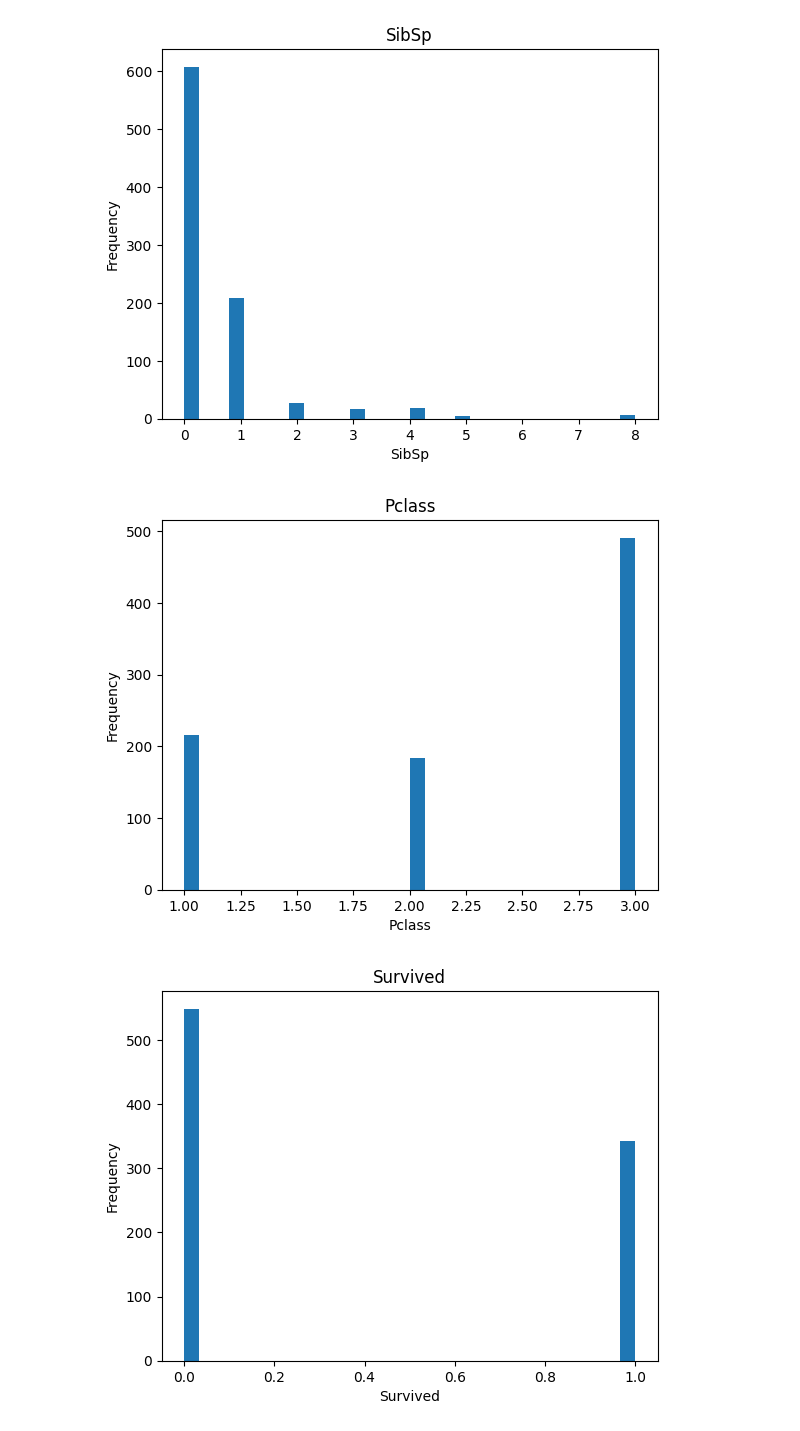
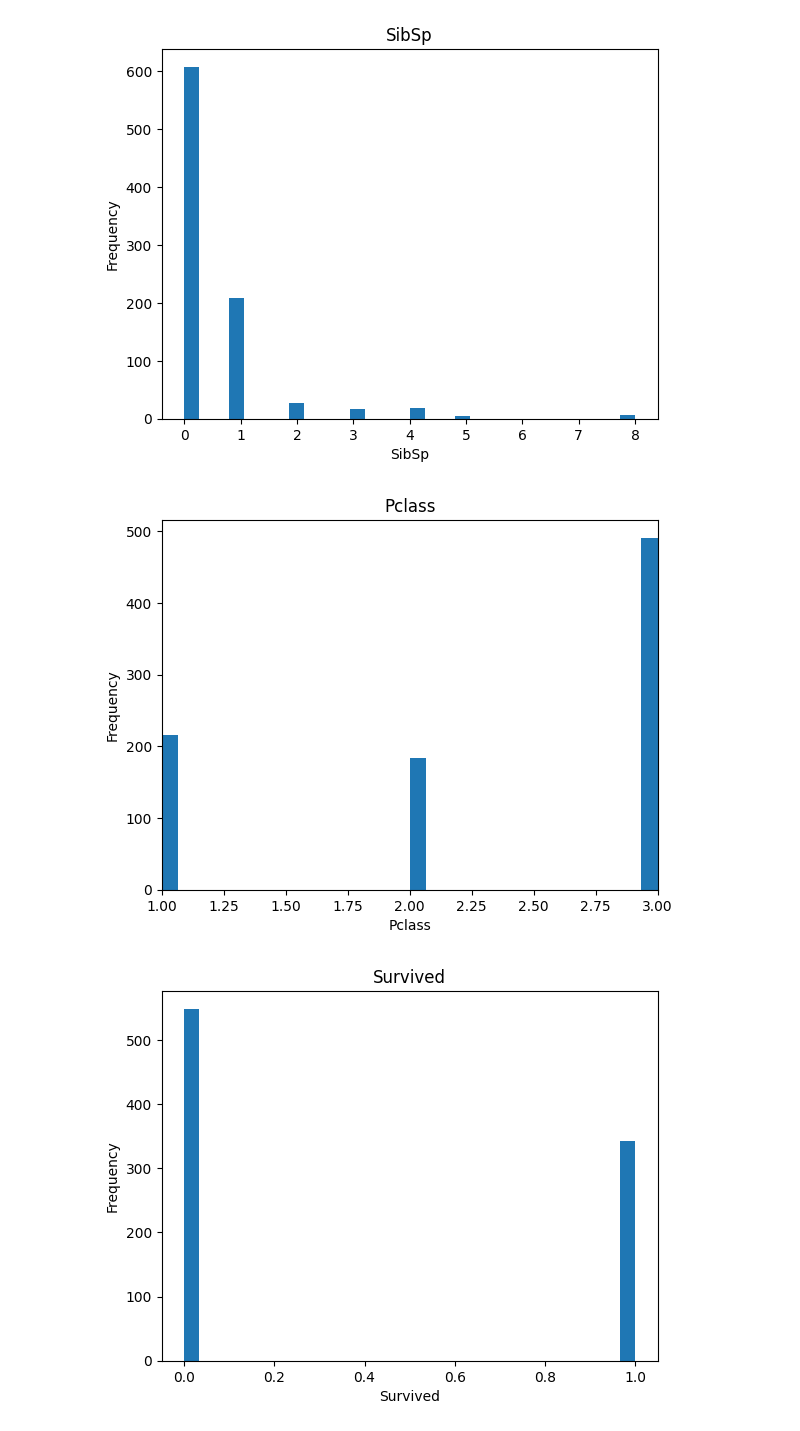
Before and after one commit to KaggleCompetitions2024/Titantic_Predictor, a Jupyter notebook: exploratory_analysis_kat.ipynb, the cells around one changed output. Saved outputs shown, nothing was run; the diff lists cells and outputs as text; code cells hidden in the pictures.

```diff
--- a/exploratory_analysis_kat.ipynb
+++ b/exploratory_analysis_kat.ipynb
@@ -107,15 +150,17 @@ plt.show()
 # %%
 # create a histogram with the Pclass column
 plt.hist(df["Pclass"], bins=30)
 # add a title to the chart
 plt.title("Pclass")
 # add labels to the x and y axes
 plt.xlabel("Pclass")
 plt.ylabel("Frequency")
+# scale the x-axis to be between 1 and 3
+plt.xlim(1, 3)
 # Show the plot
 plt.show()
 # %% [output]
-[figure, old version]
+[figure, new version]
 # %%
 # create a histogram with the Survived column
 plt.hist(df["Survived"], bins=30)
```
Also changed, not shown: parts of 4 cells of this notebook.
